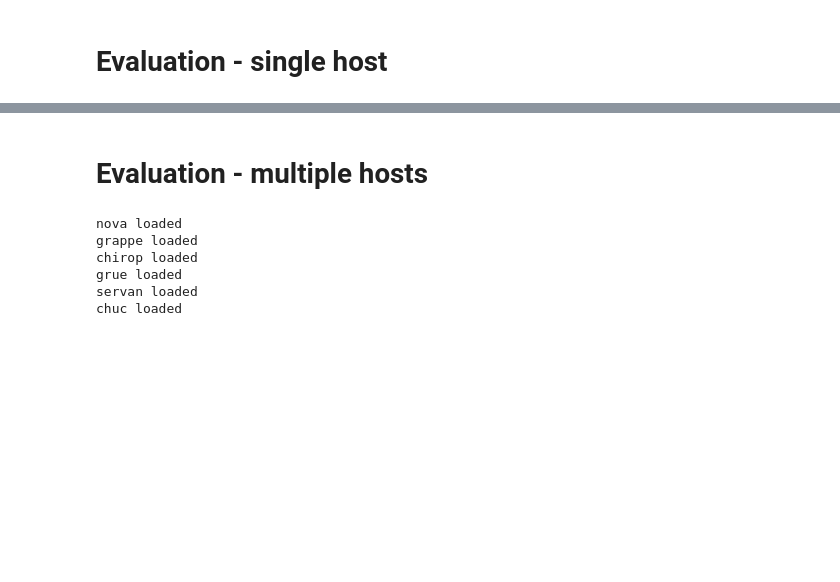
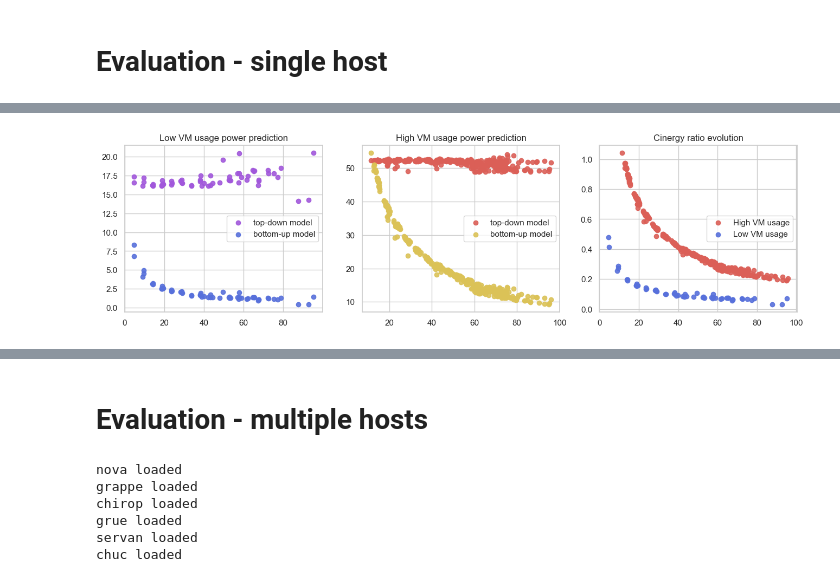
Before and after one commit to jacquetpi/cinergy-models, a Jupyter notebook: notebooks/models.ipynb, the cells around one changed output, grey strips where cells are left out. Drawn from its saved outputs; the diff is of its cells as text; code cells hidden in the pictures; blank space fills up the shorter version.

```diff
--- a/notebooks/models.ipynb
+++ b/notebooks/models.ipynb
@@ -166,3 +168,36 @@ mean absolut error 4.705290138208125
+# %%
+core_host = core_host_ref['nova']
+remove_static = estimate(model_dict, 0) * (1 - (vm_size/core_host))
+
+cloudlike['top-down']  = cloudlike['prediction']
+cloudlike['bottom-up'] = cloudlike.apply(lambda row : (row['host_percent_vm']/row['cpu%_package-global'])*row['package-global-watt'], axis=1)
+cloudlike['model-ratio'] = cloudlike['bottom-up']/cloudlike['top-down']
+
+low_phase = cloudlike.loc[cloudlike['vm'] < (400)*0.15]
+high_phase = cloudlike.loc[cloudlike['vm'] > (400)*0.8]
+
+sns.set_theme(style="whitegrid", palette="husl")
+fig, (ax1, ax2, ax3) = plt.subplots(1,3, figsize=(16, 4))
+
+colors = sns.color_palette("hls", 8)
+ax1.scatter(low_phase['cpu%_package-global'], low_phase['top-down'], color=colors[6],   label='top-down model', alpha=0.9)
+ax1.scatter(low_phase['cpu%_package-global'], low_phase['bottom-up'], color=colors[5],   label='bottom-up model', alpha=0.9)
+ax1.title.set_text('Low VM usage power prediction')
+ax1.legend(loc="center right")
+
+ax2.scatter(high_phase['cpu%_package-global'], high_phase['top-down'], color=colors[0],   label='top-down model', alpha=0.9)
+ax2.scatter(high_phase['cpu%_package-global'], high_phase['bottom-up'], color=colors[1],   label='bottom-up model', alpha=0.9)
+ax2.title.set_text('High VM usage power prediction')
+ax2.legend(loc="center right")
+
+ax3.scatter(high_phase['cpu%_package-global'], high_phase['model-ratio'], color=colors[0], label='High VM usage', alpha=0.9)
+ax3.scatter(low_phase['cpu%_package-global'], low_phase['model-ratio'], color=colors[5],   label='Low VM usage', alpha=0.9)
+ax3.title.set_text('Cinergy ratio evolution')
+ax3.legend(loc="center right")
+
+plt.gcf().savefig('figures/cinergy-ratio-grouped.pdf', bbox_inches='tight')
+# %% [output]
+[figure, added]
 # %%
 cloudlike['top-down']  = cloudlike['prediction']
 cloudlike['bottom-up'] = cloudlike.apply(lambda row : (row['host_percent_vm']/row['cpu%_package-global'])*row['package-global-watt'], axis=1)
```
Also changed, not shown: parts of 7 cells of this notebook, 3 other files.
